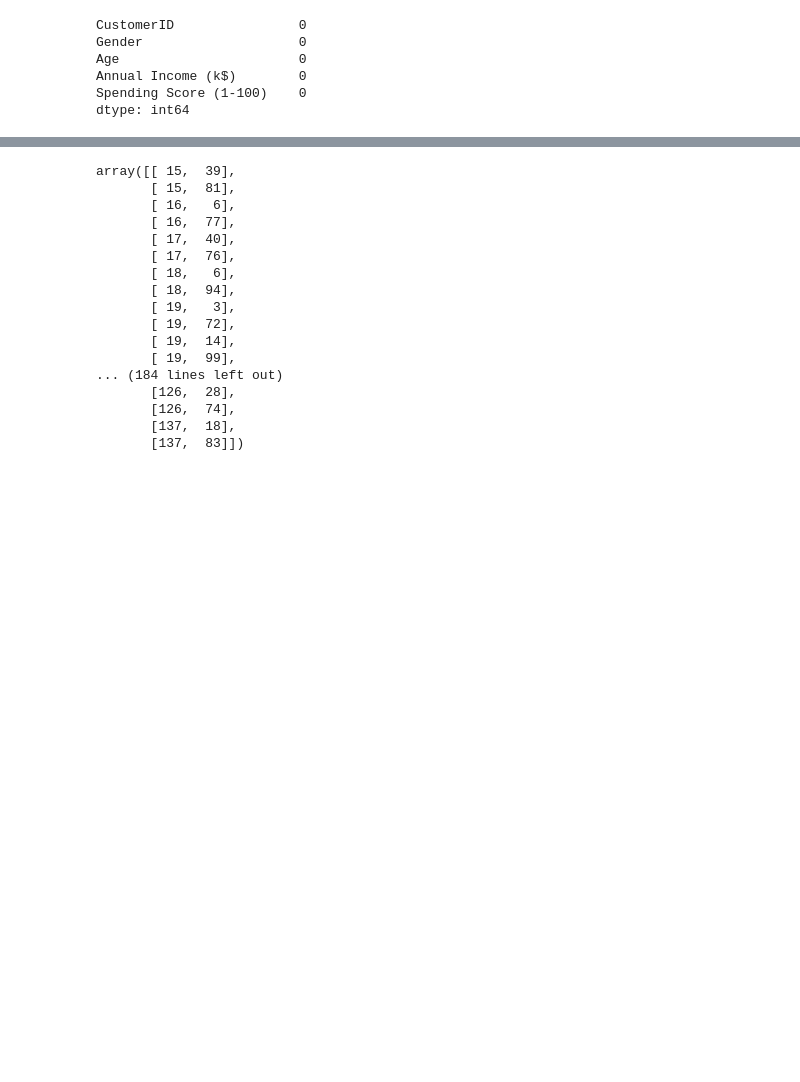
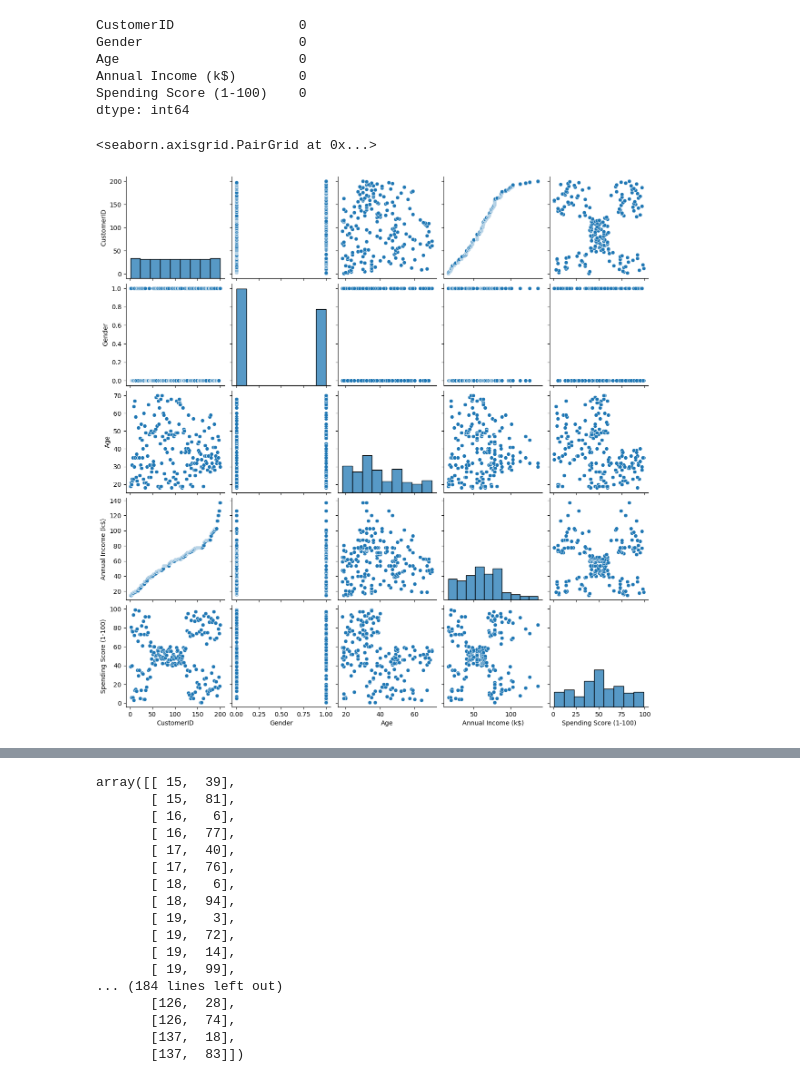
Before and after one commit to harshbhatt15/Machine-Learning, a Jupyter notebook: UnSupervised Machine Learning/Clustering/Hierarchical_Clustering/project_1.ipynb, the cells around one changed output, grey strips where cells are left out. Saved outputs shown, nothing was run; the diff lists cells and outputs as text; code cells hidden in the pictures; blank space fills up the shorter version.

```diff
--- a/UnSupervised Machine Learning/Clustering/Hierarchical_Clustering/project_1.ipynb
+++ b/UnSupervised Machine Learning/Clustering/Hierarchical_Clustering/project_1.ipynb
@@ -53,3 +64,8 @@ Age                       0
 Annual Income (k$)        0
 Spending Score (1-100)    0
 dtype: int64
+# %%
+sns.pairplot(df)
+# %% [output]
+<seaborn.axisgrid.PairGrid at 0x...>
+[figure, added]
```
Also changed, not shown: parts of 8 cells of this notebook.
